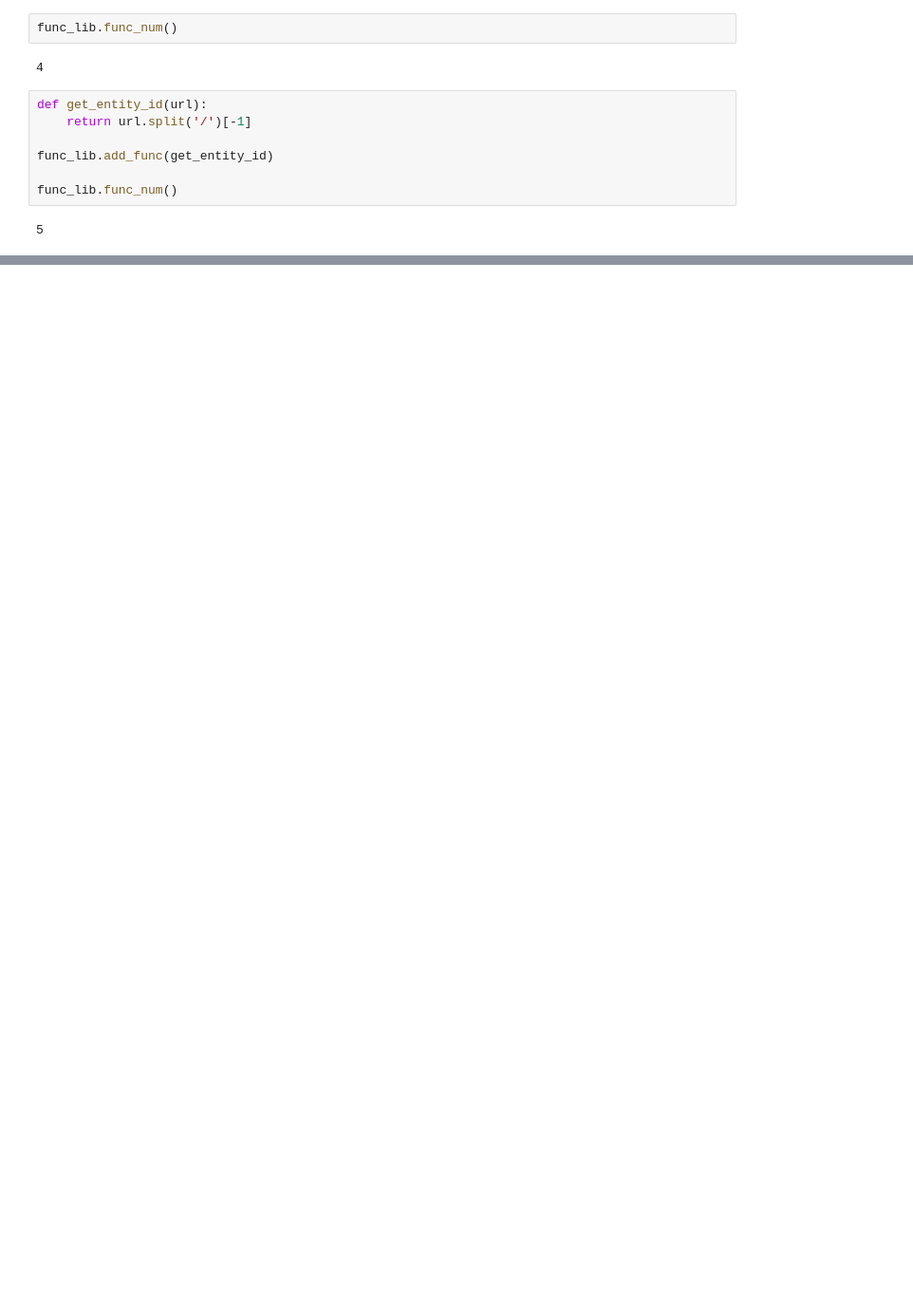
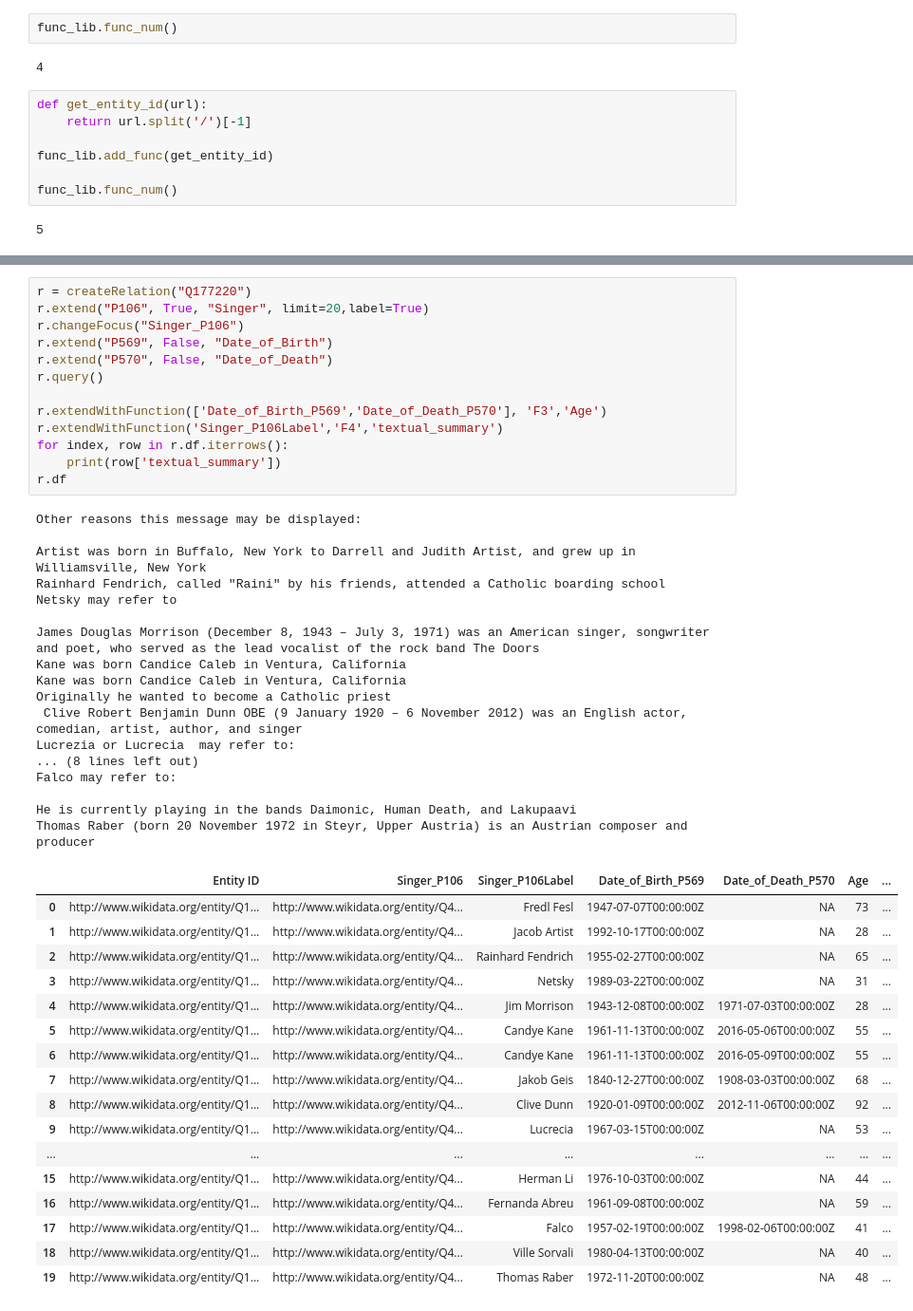
Before and after one commit to mikecafarella/KNP, a Jupyter notebook: index.ipynb, the cells around one changed output, grey strips where cells are left out. Shown at 95% size. Cells and saved outputs as stored; diff of their text form; blank space fills up the shorter version.

```diff
--- a/index.ipynb
+++ b/index.ipynb
@@ -546,0 +669,48 @@ r.df
+# %%
+r = createRelation("Q177220")
+r.extend("P106", True, "Singer", limit=20,label=True)
+r.changeFocus("Singer_P106")
+r.extend("P569", False, "Date_of_Birth")
+r.extend("P570", False, "Date_of_Death")
+r.query()
+
+r.extendWithFunction(['Date_of_Birth_P569','Date_of_Death_P570'], 'F3','Age')
+r.extendWithFunction('Singer_P106Label','F4','textual_summary')
+for index, row in r.df.iterrows():
+    print(row['textual_summary'])
+r.df
+# %% [output]
+Other reasons this message may be displayed:
+
+Artist was born in Buffalo, New York to Darrell and Judith Artist, and grew up in Williamsville, New York
+Rainhard Fendrich, called "Raini" by his friends, attended a Catholic boarding school
+Netsky may refer to
+
+James Douglas Morrison (December 8, 1943 – July 3, 1971) was an American singer, songwriter and poet, who served as the lead vocalist of the rock band The Doors
+Kane was born Candice Caleb in Ventura, California
+Kane was born Candice Caleb in Ventura, California
+Originally he wanted to become a Catholic priest
+ Clive Robert Benjamin Dunn OBE (9 January 1920 – 6 November 2012) was an English actor, comedian, artist, author, and singer
+Lucrezia or Lucrecia  may refer to:
+... (8 lines left out)
+Falco may refer to:
+
+He is currently playing in the bands Daimonic, Human Death, and Lakupaavi
+Thomas Raber (born 20 November 1972 in Steyr, Upper Austria) is an Austrian composer and producer
+|  | Entity ID | Singer_P106 | Singer_P106Label | Date_of_Birth_P569 | Date_of_Death_P570 | Age | ... |
+| 0 | http://www.wikidata.org/entity/Q1... | http://www.wikidata.org/entity/Q4... | Fredl Fesl | 1947-07-07T00:00:00Z | NA | 73 | ... |
+| 1 | http://www.wikidata.org/entity/Q1... | http://www.wikidata.org/entity/Q4... | Jacob Artist | 1992-10-17T00:00:00Z | NA | 28 | ... |
+| 2 | http://www.wikidata.org/entity/Q1... | http://www.wikidata.org/entity/Q4... | Rainhard Fendrich | 1955-02-27T00:00:00Z | NA | 65 | ... |
+| 3 | http://www.wikidata.org/entity/Q1... | http://www.wikidata.org/entity/Q4... | Netsky | 1989-03-22T00:00:00Z | NA | 31 | ... |
+| 4 | http://www.wikidata.org/entity/Q1... | http://www.wikidata.org/entity/Q4... | Jim Morrison | 1943-12-08T00:00:00Z | 1971-07-03T00:00:00Z | 28 | ... |
+| 5 | http://www.wikidata.org/entity/Q1... | http://www.wikidata.org/entity/Q4... | Candye Kane | 1961-11-13T00:00:00Z | 2016-05-06T00:00:00Z | 55 | ... |
+| 6 | http://www.wikidata.org/entity/Q1... | http://www.wikidata.org/entity/Q4... | Candye Kane | 1961-11-13T00:00:00Z | 2016-05-09T00:00:00Z | 55 | ... |
+| 7 | http://www.wikidata.org/entity/Q1... | http://www.wikidata.org/entity/Q4... | Jakob Geis | 1840-12-27T00:00:00Z | 1908-03-03T00:00:00Z | 68 | ... |
+| 8 | http://www.wikidata.org/entity/Q1... | http://www.wikidata.org/entity/Q4... | Clive Dunn | 1920-01-09T00:00:00Z | 2012-11-06T00:00:00Z | 92 | ... |
+| 9 | http://www.wikidata.org/entity/Q1... | http://www.wikidata.org/entity/Q4... | Lucrecia | 1967-03-15T00:00:00Z | NA | 53 | ... |
+| ... | ... | ... | ... | ... | ... | ... | ... |
+| 15 | http://www.wikidata.org/entity/Q1... | http://www.wikidata.org/entity/Q4... | Herman Li | 1976-10-03T00:00:00Z | NA | 44 | ... |
+| 16 | http://www.wikidata.org/entity/Q1... | http://www.wikidata.org/entity/Q4... | Fernanda Abreu | 1961-09-08T00:00:00Z | NA | 59 | ... |
+| 17 | http://www.wikidata.org/entity/Q1... | http://www.wikidata.org/entity/Q4... | Falco | 1957-02-19T00:00:00Z | 1998-02-06T00:00:00Z | 41 | ... |
+| 18 | http://www.wikidata.org/entity/Q1... | http://www.wikidata.org/entity/Q4... | Ville Sorvali | 1980-04-13T00:00:00Z | NA | 40 | ... |
+| 19 | http://www.wikidata.org/entity/Q1... | http://www.wikidata.org/entity/Q4... | Thomas Raber | 1972-11-20T00:00:00Z | NA | 48 | ... |
```
Also changed, not shown: parts of 16 cells of this notebook, 1 other file.
